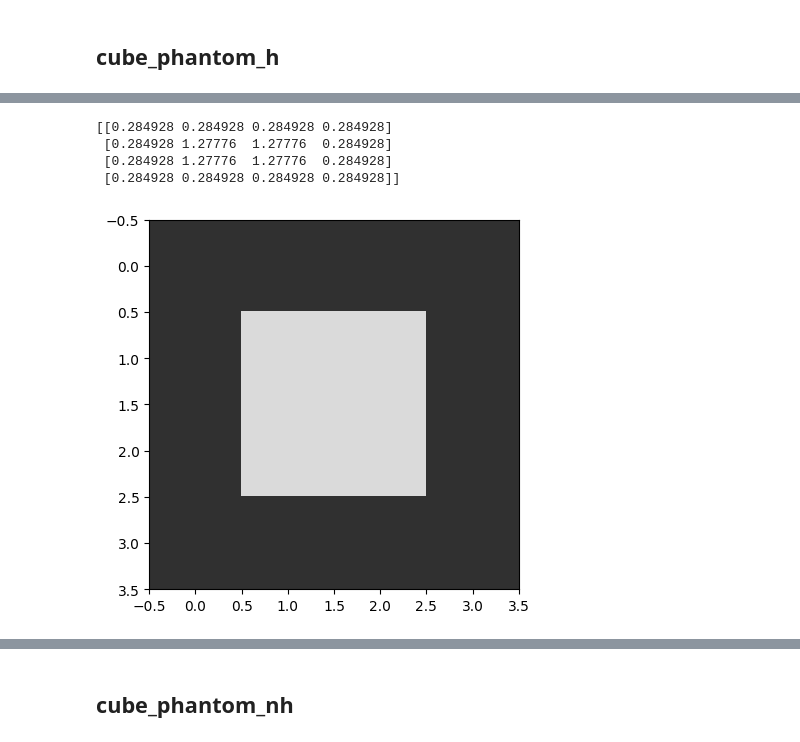
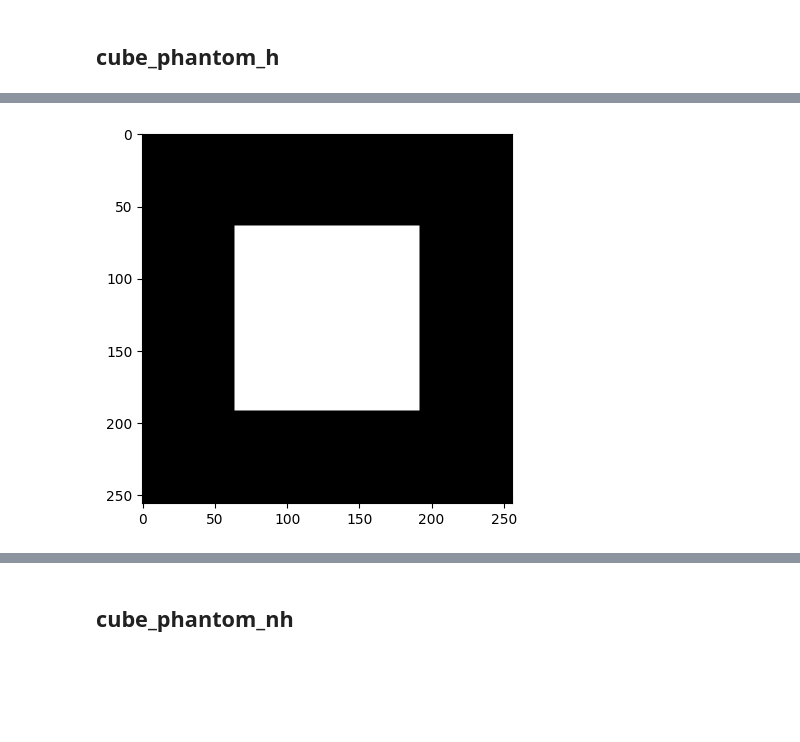
Before and after one commit to Leo00010011/IPBMI_Notebooks, a Jupyter notebook: E3/IPBMA_3_Photom Simulation.ipynb, the cells around one changed output, grey strips where cells are left out. Saved outputs shown, nothing was run; the diff lists cells and outputs as text; code cells hidden in the pictures; blank space fills up the shorter version.

```diff
--- a/E3/IPBMA_3_Photom Simulation.ipynb
+++ b/E3/IPBMA_3_Photom Simulation.ipynb
@@ -52,12 +13,13 @@ plt.show()
+# %%
+edge_size = 256
+energy = 40
+
+phantom_h = cube_phantom_h(edge_size, energy)
 # %%
-slice_1 = phantom_h[:, 2, :]
-print(slice_1)
+slice_1 = phantom_h[:, 128, :]
+# print(slice_1)
 
-plt.imshow(slice_1, cmap='gray', vmin=0, vmax=1.5)
+plt.imshow(slice_1, cmap='gray')
 plt.show()
 # %% [output]
-[[0.284928 0.284928 0.284928 0.284928]
- [0.284928 1.27776  1.27776  0.284928]
- [0.284928 1.27776  1.27776  0.284928]
- [0.284928 0.284928 0.284928 0.284928]]
-[figure, old version]
+[figure, new version]
```
Also changed, not shown: parts of 10 cells of this notebook.
